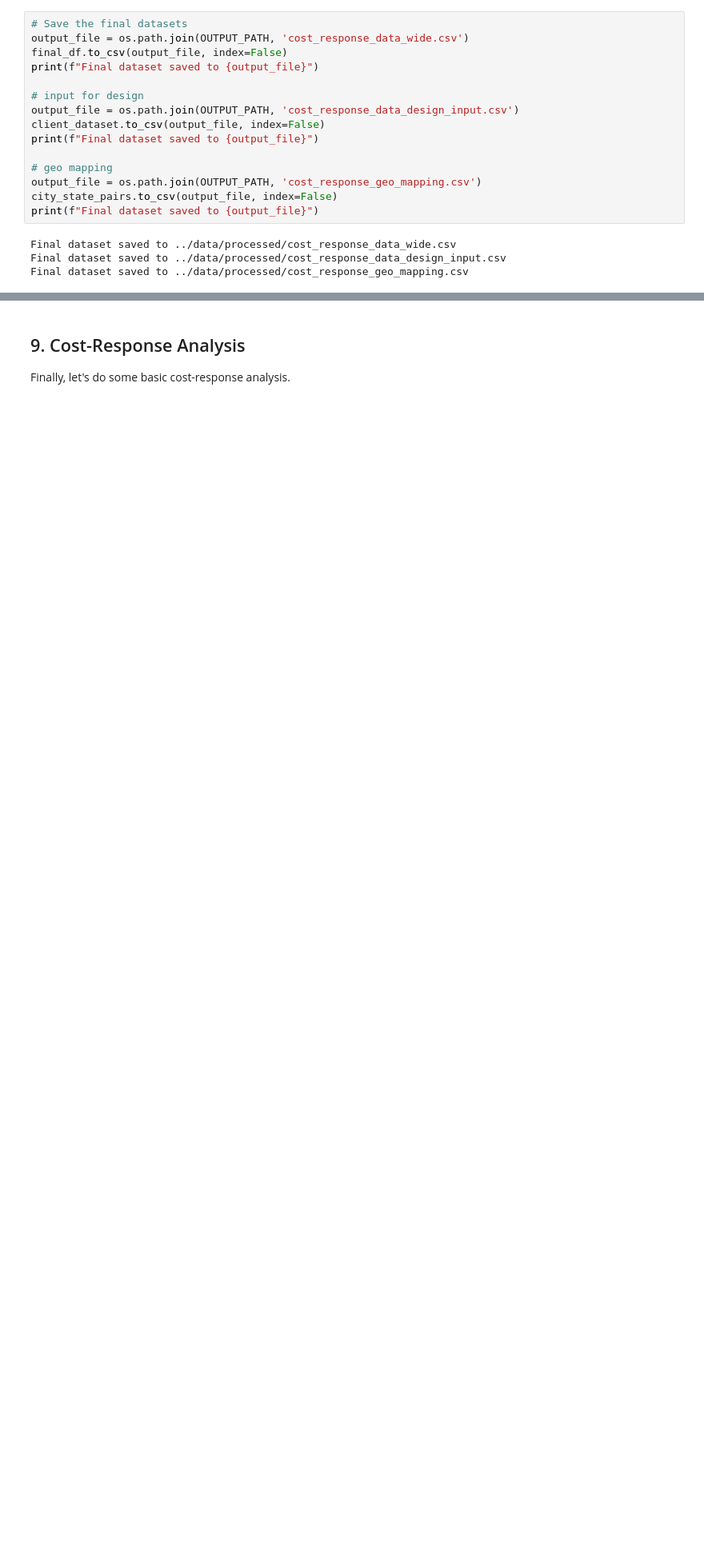
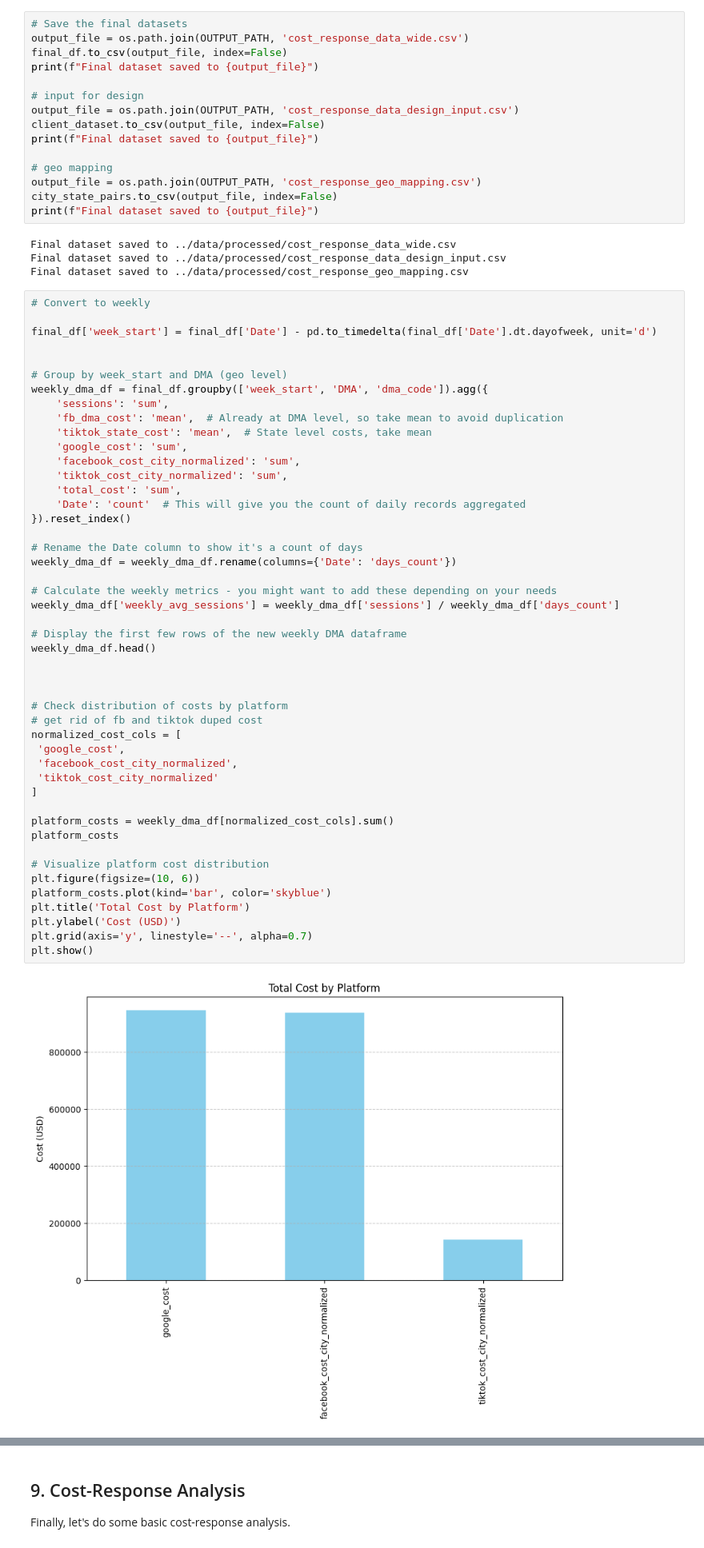
Before and after one commit to Glenn-Harless/geo-causal-inference, a Jupyter notebook: notebooks/cost_response_dataset_join.ipynb, the cells around one changed output, grey strips where cells are left out. Shown at 80% size. Drawn from its saved outputs; the diff is of its cells as text; blank space fills up the shorter version.

```diff
--- a/notebooks/cost_response_dataset_join.ipynb
+++ b/notebooks/cost_response_dataset_join.ipynb
@@ -805,4 +933,53 @@ print(f"Final dataset saved to {output_file}")
 Final dataset saved to ../data/processed/cost_response_data_wide.csv
 Final dataset saved to ../data/processed/cost_response_data_design_input.csv
 Final dataset saved to ../data/processed/cost_response_geo_mapping.csv
+# %%
+# Convert to weekly
+
+final_df['week_start'] = final_df['Date'] - pd.to_timedelta(final_df['Date'].dt.dayofweek, unit='d')
+
+
+# Group by week_start and DMA (geo level)
+weekly_dma_df = final_df.groupby(['week_start', 'DMA', 'dma_code']).agg({
+    'sessions': 'sum',
+    'fb_dma_cost': 'mean',  # Already at DMA level, so take mean to avoid duplication
+    'tiktok_state_cost': 'mean',  # State level costs, take mean
+    'google_cost': 'sum',
+    'facebook_cost_city_normalized': 'sum',
+    'tiktok_cost_city_normalized': 'sum',
+    'total_cost': 'sum',
+    'Date': 'count'  # This will give you the count of daily records aggregated
+}).reset_index()
+
+# Rename the Date column to show it's a count of days
+weekly_dma_df = weekly_dma_df.rename(columns={'Date': 'days_count'})
+
+# Calculate the weekly metrics - you might want to add these depending on your needs
+weekly_dma_df['weekly_avg_sessions'] = weekly_dma_df['sessions'] / weekly_dma_df['days_count']
+
+# Display the first few rows of the new weekly DMA dataframe
+weekly_dma_df.head()
+
+
+
+# Check distribution of costs by platform
+# get rid of fb and tiktok duped cost
+normalized_cost_cols = [
+ 'google_cost',
+ 'facebook_cost_city_normalized',
+ 'tiktok_cost_city_normalized'
+]
+
+platform_costs = weekly_dma_df[normalized_cost_cols].sum()
+platform_costs
+
+# Visualize platform cost distribution
+plt.figure(figsize=(10, 6))
+platform_costs.plot(kind='bar', color='skyblue')
+plt.title('Total Cost by Platform')
+plt.ylabel('Cost (USD)')
+plt.grid(axis='y', linestyle='--', alpha=0.7)
+plt.show()
+# %% [output]
+[figure, added]
 # %%
```
Also changed, not shown: parts of 18 cells of this notebook, 4 other files.
